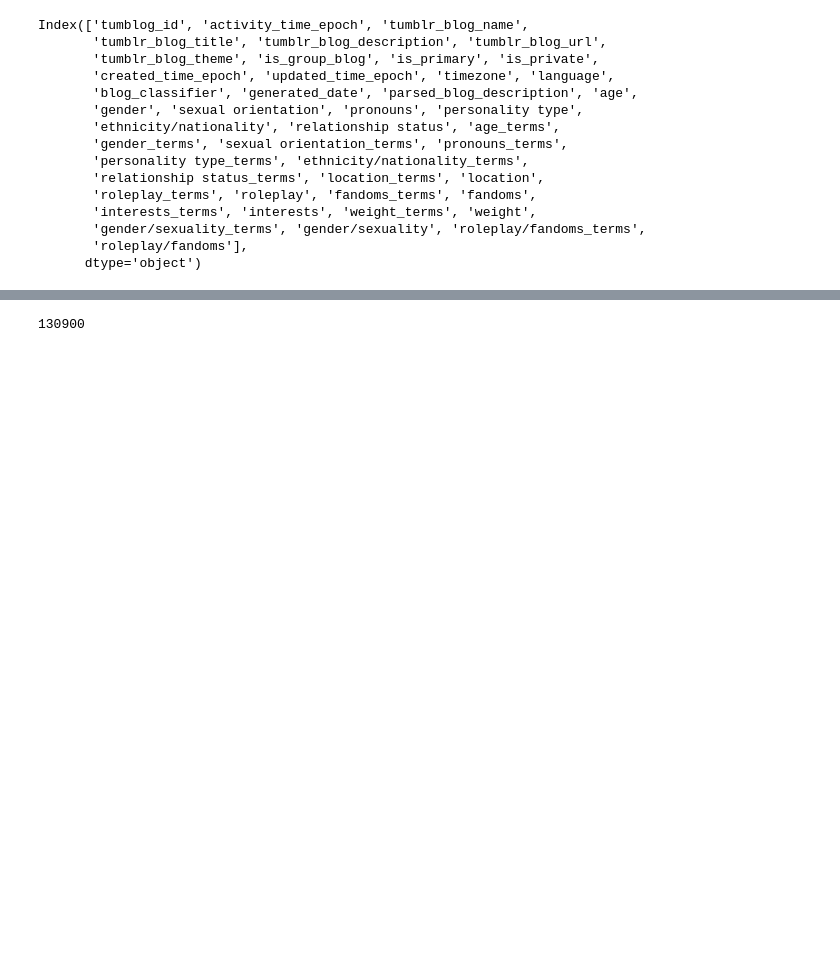
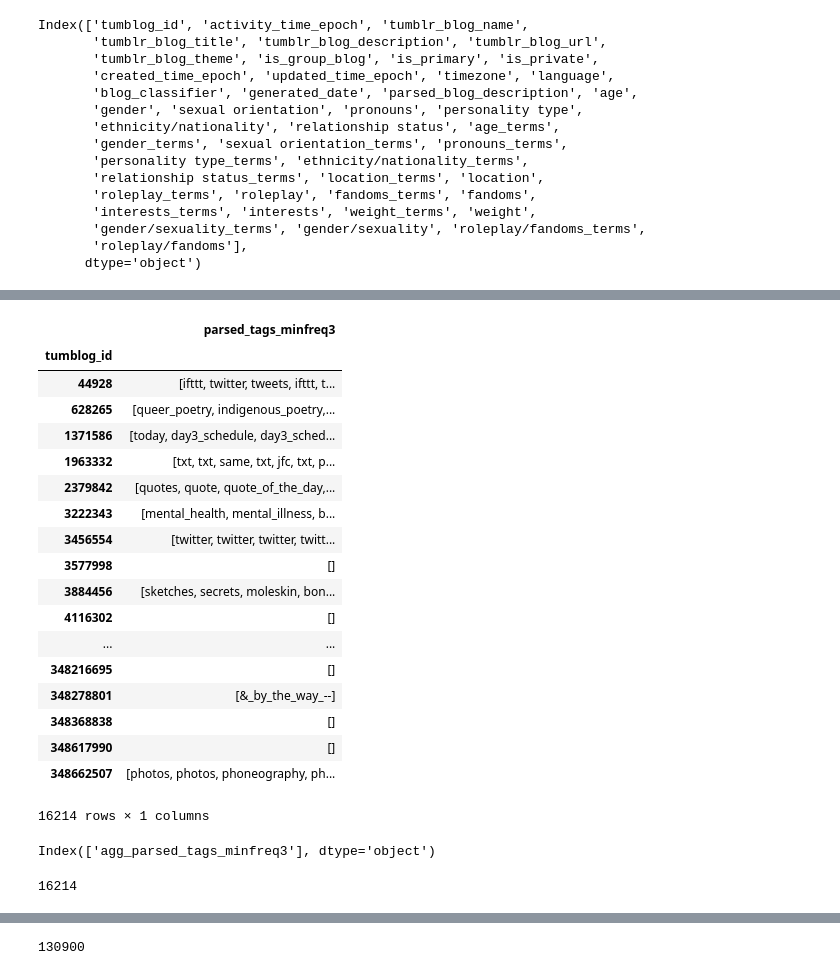
Before and after one commit to michaelmilleryoder/tumblr-scripts, a Jupyter notebook: jupyter/identity_data_analysis.ipynb, the cells around one changed output, grey strips where cells are left out. Cells and saved outputs as stored; diff of their text form; code cells hidden in the pictures; blank space fills up the shorter version.

```diff
--- a/jupyter/identity_data_analysis.ipynb
+++ b/jupyter/identity_data_analysis.ipynb
@@ -112,0 +202,32 @@ merged.shape
+# %%
+agg_tags
+# %% [output]
+|  | parsed_tags_minfreq3 |
+| tumblog_id |  |
+| 44928 | [ifttt, twitter, tweets, ifttt, t... |
+| 628265 | [queer_poetry, indigenous_poetry,... |
+| 1371586 | [today, day3_schedule, day3_sched... |
+| 1963332 | [txt, txt, same, txt, jfc, txt, p... |
+| 2379842 | [quotes, quote, quote_of_the_day,... |
+| 3222343 | [mental_health, mental_illness, b... |
+| 3456554 | [twitter, twitter, twitter, twitt... |
+| 3577998 | [] |
+| 3884456 | [sketches, secrets, moleskin, bon... |
+| 4116302 | [] |
+| ... | ... |
+| 348216695 | [] |
+| 348278801 | [&_by_the_way_--] |
+| 348368838 | [] |
+| 348617990 | [] |
+| 348662507 | [photos, photos, phoneography, ph... |
+16214 rows × 1 columns
+# %%
+agg_tags.rename(columns={'parsed_tags_minfreq3': 'agg_parsed_tags_minfreq3'}, inplace=True)
+agg_tags.columns
+# %% [output]
+Index(['agg_parsed_tags_minfreq3'], dtype='object')
+# %%
+descs_tags = pd.merge(train_descs, agg_tags, left_on=['tumblog_id'], right_index=True)
+len(descs_tags)
+# %% [output]
+16214
```
Also changed, not shown: parts of 31 cells of this notebook, 3 other files.
